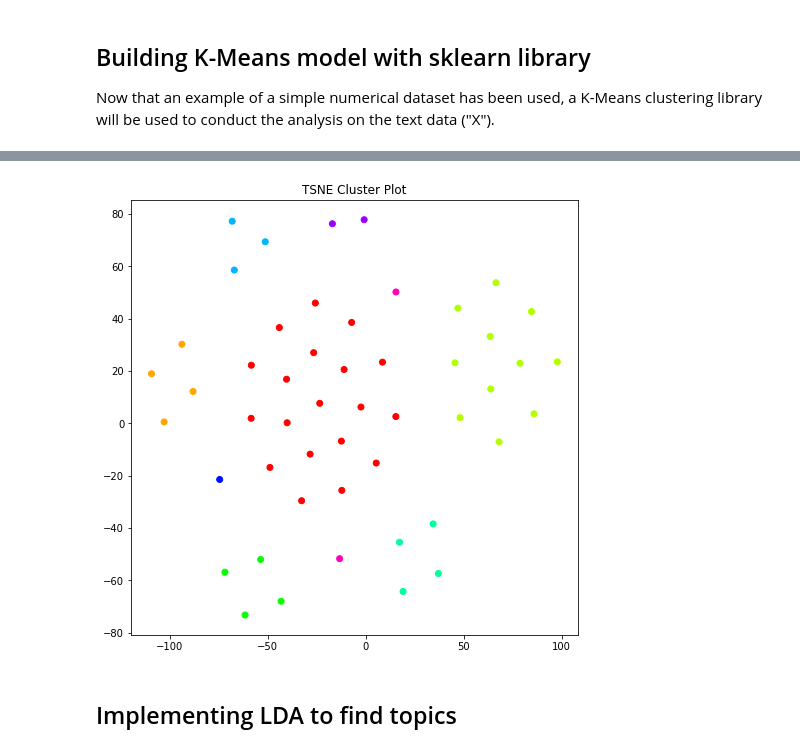
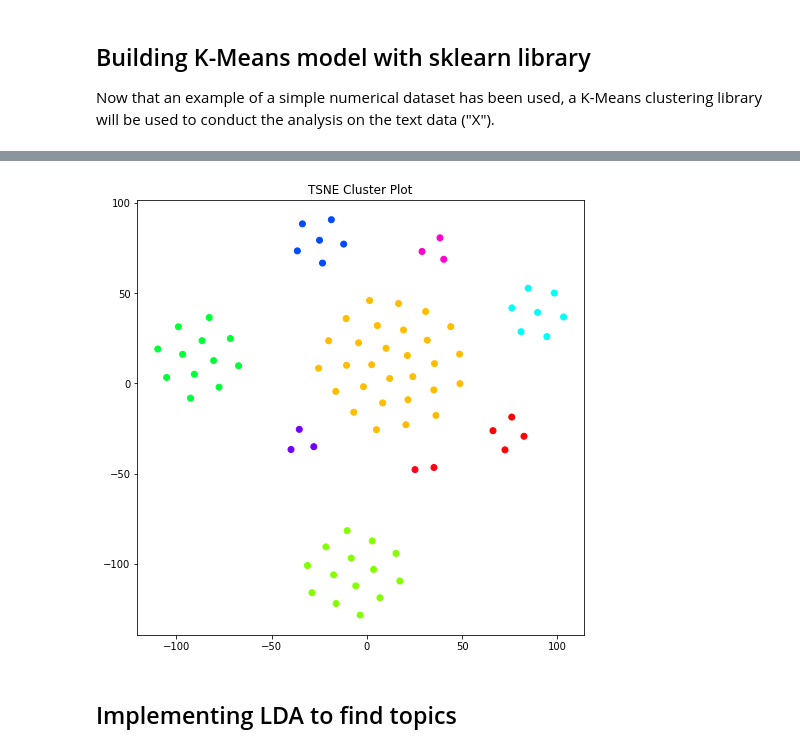
Before and after one commit to ArwaS97/Medius-Health-Challenge, a Jupyter notebook: Medius Health Challenge.ipynb, the cells around one changed output, grey strips where cells are left out. Cells and saved outputs as stored; diff of their text form; code cells hidden in the pictures.

```diff
--- a/Medius Health Challenge.ipynb
+++ b/Medius Health Challenge.ipynb
@@ -240,23 +238,23 @@ plt.show()
 # %%
 # Plotting clusters on TSNE plot
 clusters = MiniBatchKMeans(n_clusters=14, init_size=1024, batch_size=2048, random_state=20).fit_predict(X)
 
 def plot_tsne(data, labels, num):
     max_label = max(labels)
     max_items = np.random.choice(range(data.shape[0]), size=num, replace=False)
     pca = PCA(n_components=2).fit_transform(data[max_items,:].todense())
-    tsne = TSNE().fit_transform(PCA(n_components=9).fit_transform(data[max_items,:].todense()))
+    tsne = TSNE().fit_transform(PCA(n_components=8).fit_transform(data[max_items,:].todense()))
 
     idx = np.random.choice(range(pca.shape[0]), size=num, replace=False)
     label_subset = labels[max_items]
     label_subset = [cm.hsv(i/max_label) for i in label_subset[idx]]
     figure(figsize=(8, 8))
     plt.scatter(tsne[idx, 0], tsne[idx, 1], c=label_subset)
     plt.title('TSNE Cluster Plot')
 
-plot_tsne(X, clusters, 50)
+plot_tsne(X, clusters, 80)
 # %% [output]
-[figure, old version]
+[figure, new version]
 # %% [markdown]
 ## Implementing LDA to find topics
 # %%
```
Also changed, not shown: parts of 9 cells of this notebook, 1 other file.
